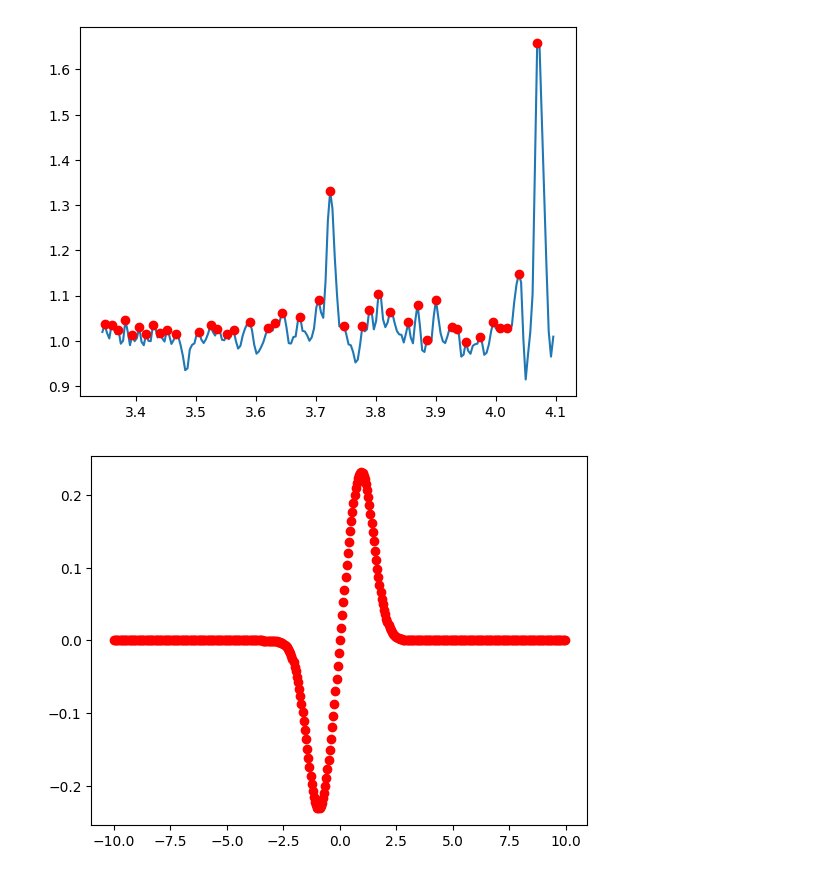
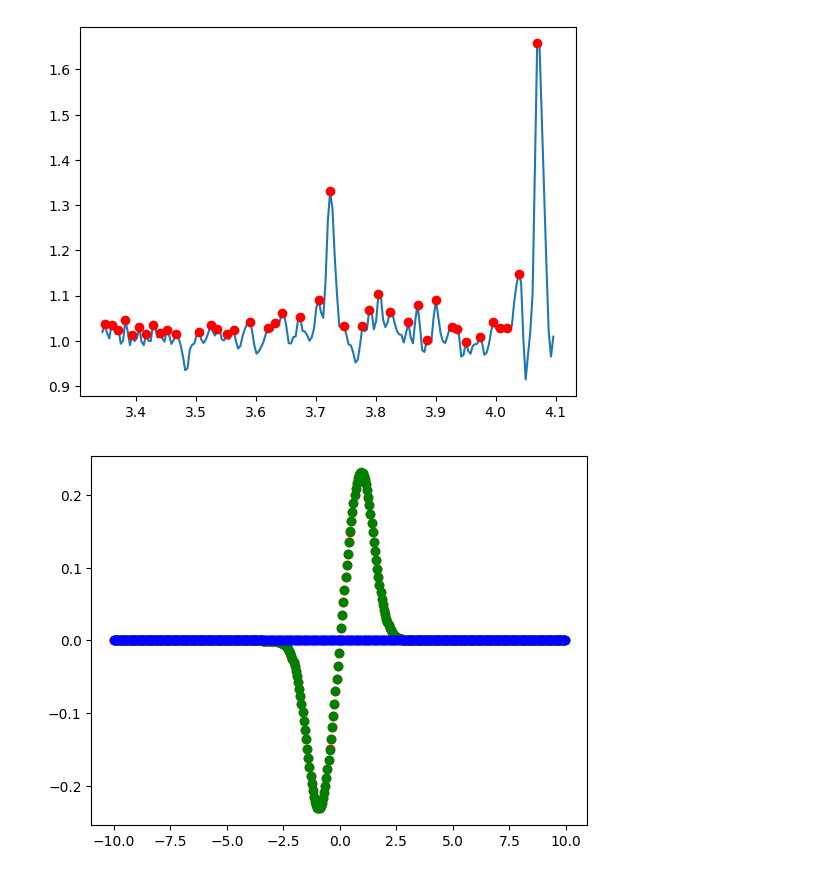
Before and after one commit to RigoArias/MetodosComputacionales_RigoArias_DarcyGaleano, a Jupyter notebook: Ejercicios_2_0_2_y_Derivacion_2.ipynb, the cells around one changed output. Cells and saved outputs as stored; diff of their text form; code cells hidden in the pictures.

```diff
--- a/Ejercicios_2_0_2_y_Derivacion_2.ipynb
+++ b/Ejercicios_2_0_2_y_Derivacion_2.ipynb
@@ -28,20 +28,37 @@ for i in range(len(y)):
 41
 [figure]
 # %%
+import numpy as np
+import matplotlib.pyplot as plt
 #  Ejercicio Derivacion 2
 
 def f(x):
     return 1/np.sqrt(1+np.exp(-x**2))
 
 def central_derivate(f, x, h):
     return (f(x+h)-f(x-h))/(2*h)
+def exact_derivate(x):
+    exp = np.exp(-x**2)
+    return (exp * x) / (1 + exp)**(3/2)
 
 h = 0.05
-x_values = np.arange(-10, 10, h)
+x_values = np.arange(-10, 10, h) #Numeros nodales
 
+d = []
+e = []
+error = []
 
 for x in x_values:
-  derivates = [central_derivate(f, x, h)]
-  plt.plot(x, derivates, 'ro')
+  derivates = central_derivate(f, x, h) #Derivada numerica
+  exact = exact_derivate(x) #Derivada exacta
+  d.append(derivates)
+  e.append(exact)
+  error.append(np.abs((derivates) - (exact)))
+
+plt.scatter(x_values, d, color="red")
+plt.scatter(x_values, e, color="green")
+plt.scatter(x_values, error, color="blue")
+
+plt.show()
 # %% [output]
-[figure, old version]
+[figure, new version]
```
